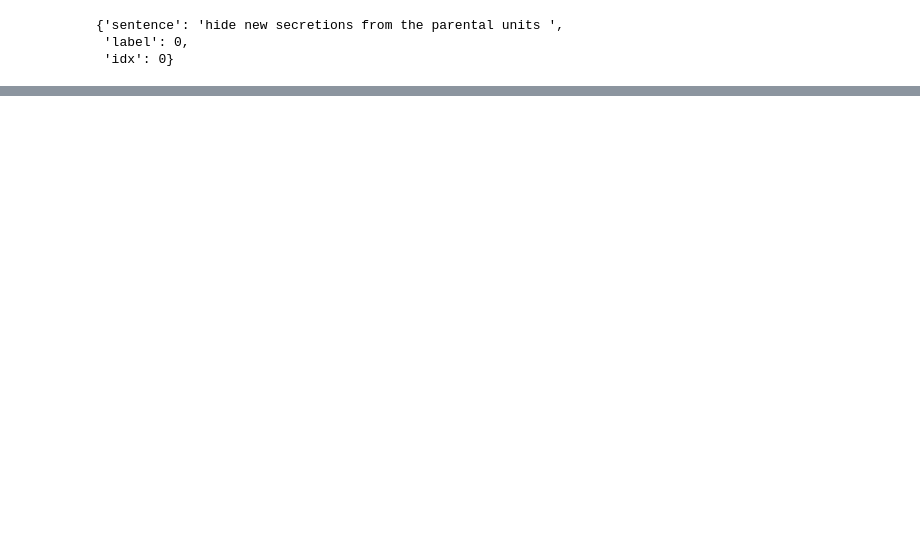
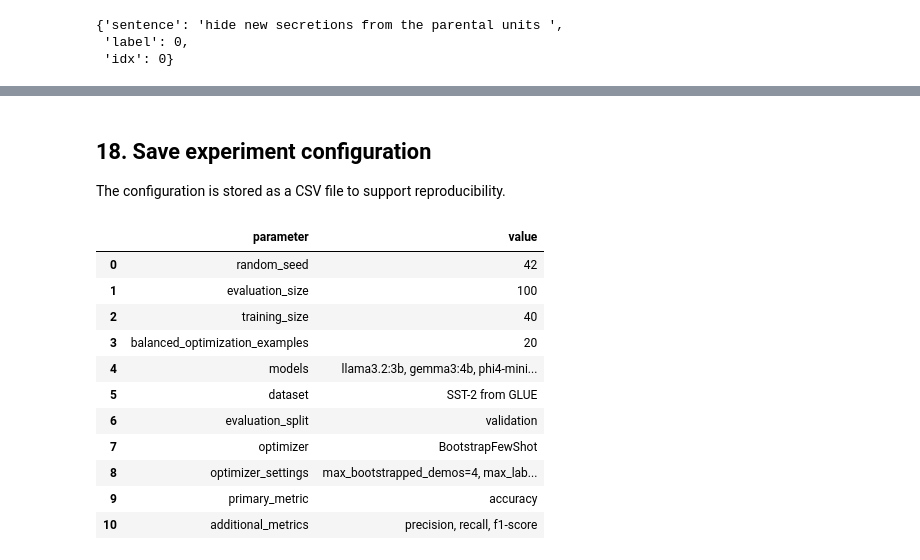
Before and after one commit to Ehsangood1/Studienarbeit, a Jupyter notebook: baseline_vs_dspy_sst2.ipynb, the cells around one changed output, grey strips where cells are left out. Cells and saved outputs as stored; diff of their text form; code cells hidden in the pictures; blank space fills up the shorter version.

```diff
--- a/baseline_vs_dspy_sst2.ipynb
+++ b/baseline_vs_dspy_sst2.ipynb
@@ -842,0 +171,14 @@ plt.show()
+# %%
+positive_examples = [ex for ex in trainset if ex.sentiment == "positive"]
+negative_examples = [ex for ex in trainset if ex.sentiment == "negative"]
+
+balanced_trainset = (
+    positive_examples[:BALANCED_OPT_SIZE_PER_CLASS]
+    + negative_examples[:BALANCED_OPT_SIZE_PER_CLASS]
+)
+
+random.seed(RANDOM_SEED)
+random.shuffle(balanced_trainset)
+
+print("Balanced optimization labels:", Counter([ex.sentiment for ex in balanced_trainset]))
+print("Balanced optimization size:", len(balanced_trainset))
@@ -842,0 +583,34 @@ plt.show()
+# %% [markdown]
+## 18. Save experiment configuration
+
+The configuration is stored as a CSV file to support reproducibility.
+# %%
+experiment_config = pd.DataFrame([
+    {"parameter": "random_seed", "value": RANDOM_SEED},
+    {"parameter": "evaluation_size", "value": EVAL_SIZE},
+    {"parameter": "training_size", "value": TRAIN_SIZE},
+    {"parameter": "balanced_optimization_examples", "value": len(balanced_trainset)},
+    {"parameter": "models", "value": ", ".join(MODEL_NAMES)},
+    {"parameter": "dataset", "value": "SST-2 from GLUE"},
+    {"parameter": "evaluation_split", "value": "validation"},
+    {"parameter": "optimizer", "value": "BootstrapFewShot"},
+    {"parameter": "optimizer_settings", "value": "max_bootstrapped_demos=4, max_labeled_demos=8, max_rounds=1"},
+    {"parameter": "primary_metric", "value": "accuracy"},
+    {"parameter": "additional_metrics", "value": "precision, recall, f1-score"},
+])
+
+experiment_config.to_csv(RESULT_ROOT / "experiment_config.csv", index=False)
+experiment_config
+# %% [output]
+|  | parameter | value |
+| 0 | random_seed | 42 |
+| 1 | evaluation_size | 100 |
+| 2 | training_size | 40 |
+| 3 | balanced_optimization_examples | 20 |
+| 4 | models | llama3.2:3b, gemma3:4b, phi4-mini... |
+| 5 | dataset | SST-2 from GLUE |
+| 6 | evaluation_split | validation |
+| 7 | optimizer | BootstrapFewShot |
+| 8 | optimizer_settings | max_bootstrapped_demos=4, max_lab... |
+| 9 | primary_metric | accuracy |
+| 10 | additional_metrics | precision, recall, f1-score |
```
Also changed, not shown: parts of 104 cells of this notebook, 31 other files.
